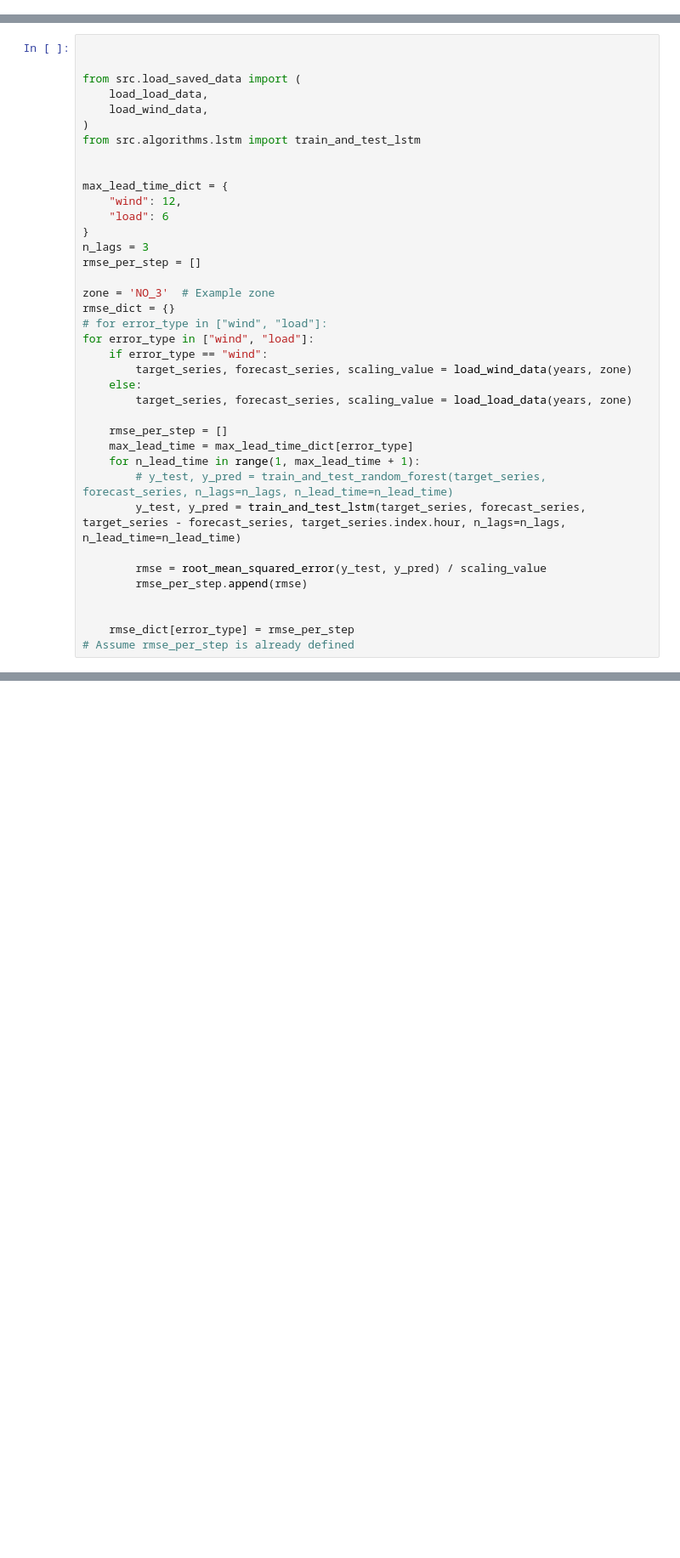
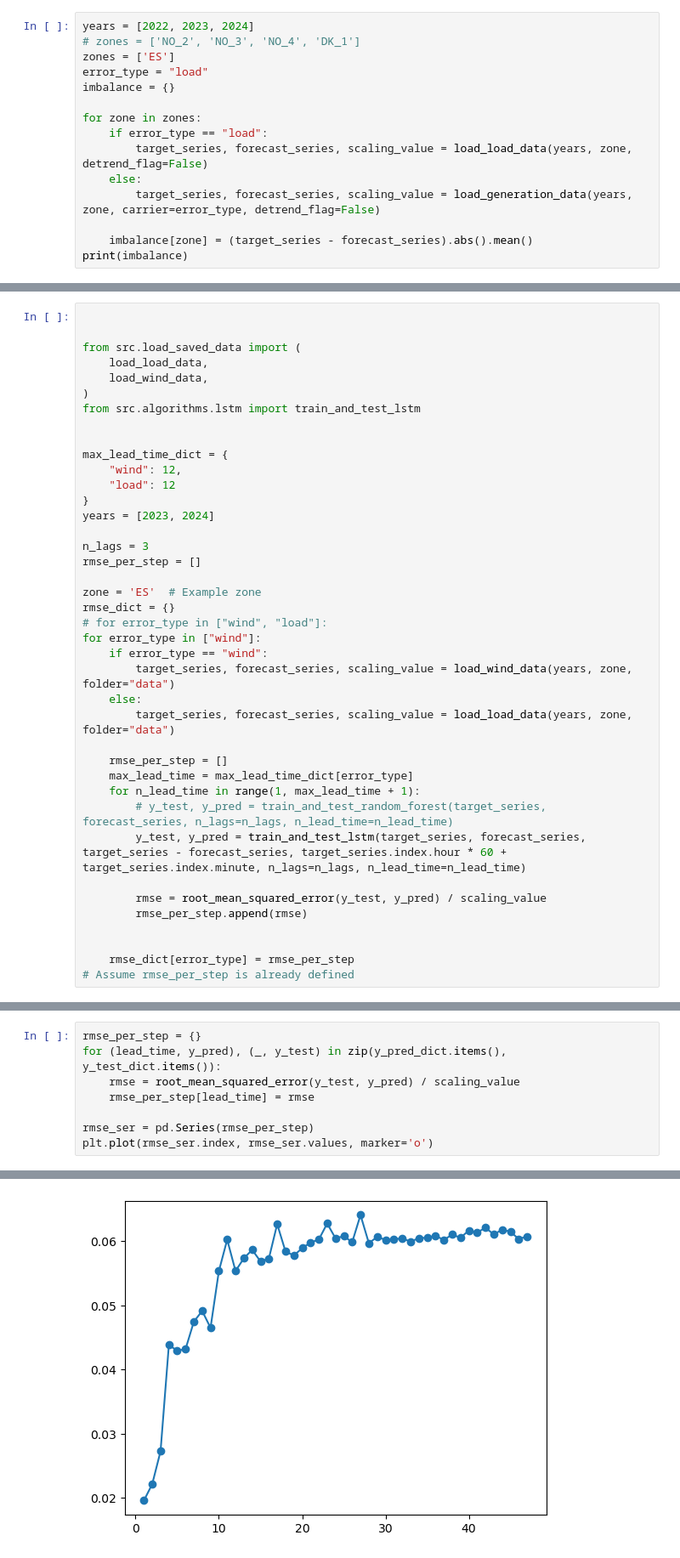
Before and after one commit to WouterKoksNL/entsoe-forecasting, a Jupyter notebook: analysis.ipynb, the cells around one changed output, grey strips where cells are left out. Shown at 85% size. Drawn from its saved outputs; the diff is of its cells as text; blank space fills up the shorter version.

```diff
--- a/analysis.ipynb
+++ b/analysis.ipynb
@@ -30,0 +53,15 @@ if download_data:
+# %%
+years = [2022, 2023, 2024]
+# zones = ['NO_2', 'NO_3', 'NO_4', 'DK_1']
+zones = ['ES']
+error_type = "load"
+imbalance = {}
+
+for zone in zones:
+    if error_type == "load":
+        target_series, forecast_series, scaling_value = load_load_data(years, zone, detrend_flag=False)
+    else:
+        target_series, forecast_series, scaling_value = load_generation_data(years, zone, carrier=error_type, detrend_flag=False)
+
+    imbalance[zone] = (target_series - forecast_series).abs().mean()
+print(imbalance)
@@ -82,25 +159,27 @@ from src.algorithms.lstm import train_and_test_lstm
 
 max_lead_time_dict = {
     "wind": 12,
-    "load": 6
+    "load": 12
 }
+years = [2023, 2024]
+
 n_lags = 3
 rmse_per_step = []
 
-zone = 'NO_3'  # Example zone
+zone = 'ES'  # Example zone
 rmse_dict = {}
 # for error_type in ["wind", "load"]:
-for error_type in ["wind", "load"]:
+for error_type in ["wind"]:
     if error_type == "wind":
-        target_series, forecast_series, scaling_value = load_wind_data(years, zone)
+        target_series, forecast_series, scaling_value = load_wind_data(years, zone, folder="data")
     else:
-        target_series, forecast_series, scaling_value = load_load_data(years, zone)
+        target_series, forecast_series, scaling_value = load_load_data(years, zone, folder="data")
 
     rmse_per_step = []
     max_lead_time = max_lead_time_dict[error_type]
     for n_lead_time in range(1, max_lead_time + 1):
         # y_test, y_pred = train_and_test_random_forest(target_series, forecast_series, n_lags=n_lags, n_lead_time=n_lead_time)
-        y_test, y_pred = train_and_test_lstm(target_series, forecast_series, target_series - forecast_series, target_series.index.hour, n_lags=n_lags, n_lead_time=n_lead_time)
+        y_test, y_pred = train_and_test_lstm(target_series, forecast_series, target_series - forecast_series, target_series.index.hour * 60 + target_series.index.minute, n_lags=n_lags, n_lead_time=n_lead_time)
 
         rmse = root_mean_squared_error(y_test, y_pred) / scaling_value
         rmse_per_step.append(rmse)
@@ -110,0 +305,9 @@ for error_type in ["wind", "load"]:
+# %%
+rmse_per_step = {}
+for (lead_time, y_pred), (_, y_test) in zip(y_pred_dict.items(), y_test_dict.items()):
+    rmse = root_mean_squared_error(y_test, y_pred) / scaling_value
+    rmse_per_step[lead_time] = rmse
+
+rmse_ser = pd.Series(rmse_per_step)
+plt.plot(rmse_ser.index, rmse_ser.values, marker='o')
+# %% [output]
@@ -110,0 +315 @@ for error_type in ["wind", "load"]:
+[figure, added]
```
Also changed, not shown: parts of 37 cells of this notebook.
